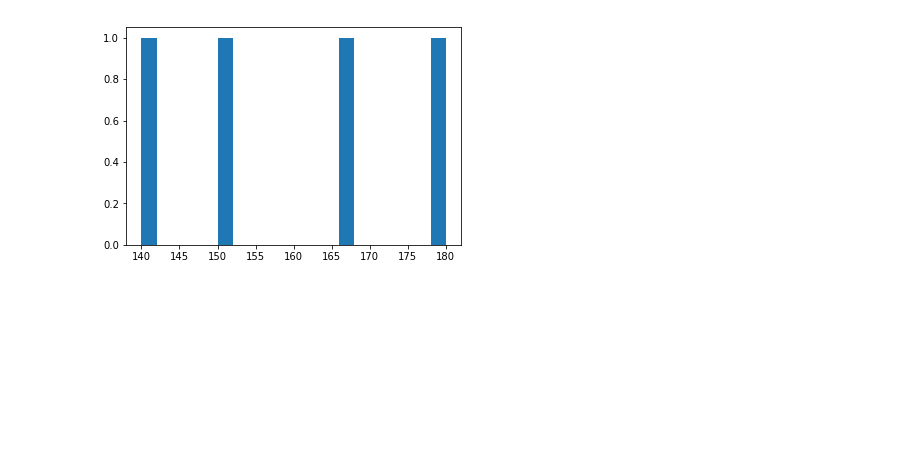
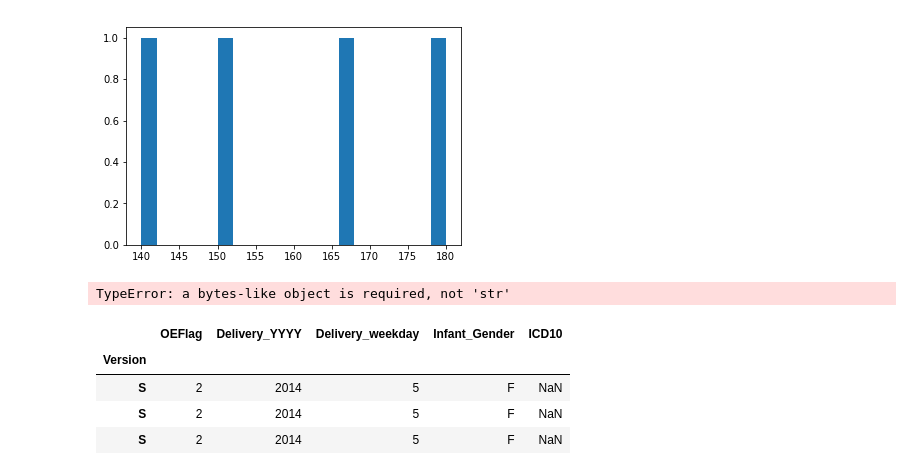
Before and after one commit to shayanray/myjupyternotebooks, a Jupyter notebook: Intro to Numpy-Matplotlib-Pandas.ipynb, the cells around one changed output. Cells and saved outputs as stored; diff of their text form; code cells hidden in the pictures; blank space fills up the shorter version.

```diff
--- a/Intro to Numpy-Matplotlib-Pandas.ipynb
+++ b/Intro to Numpy-Matplotlib-Pandas.ipynb
@@ -109,0 +116,5 @@ plt.show()
+# %%
+from io import BytesIO
+np.genfromtxt(BytesIO(data), delimiter=(4, 3, 2))
+# %% [output]
+TypeError: a bytes-like object is required, not 'str'
@@ -109,0 +127,8 @@ plt.show()
+# %%
+df.loc[df["Infant_Gender"] == 'F', :]
+# %% [output]
+|  | OEFlag | Delivery_YYYY | Delivery_weekday | Infant_Gender | ICD10 |
+| Version |  |  |  |  |  |
+| S | 2 | 2014 | 5 | F | NaN |
+| S | 2 | 2014 | 5 | F | NaN |
+| S | 2 | 2014 | 5 | F | NaN |
```
Also changed, not shown: parts of 16 cells of this notebook, 1 other file.
